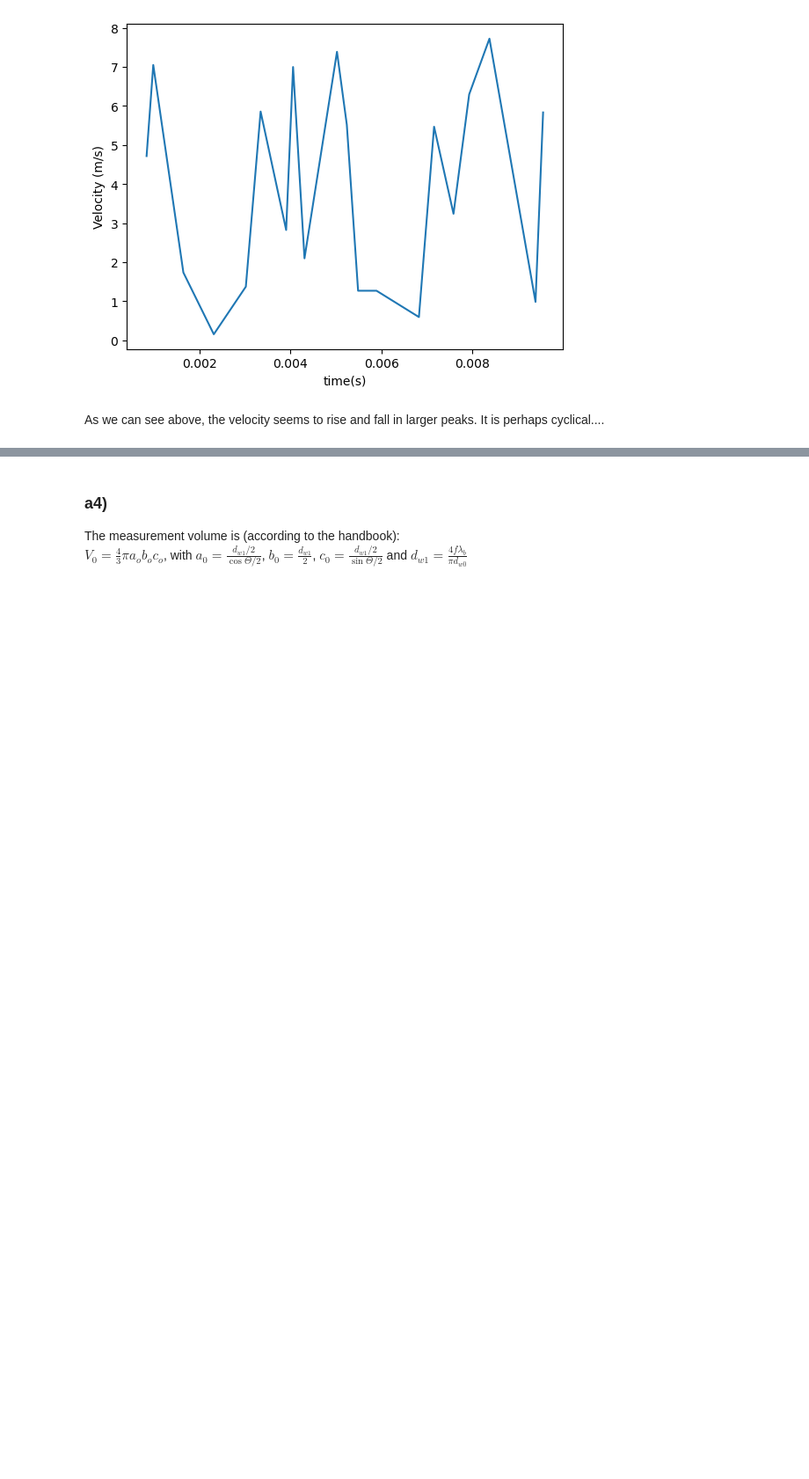
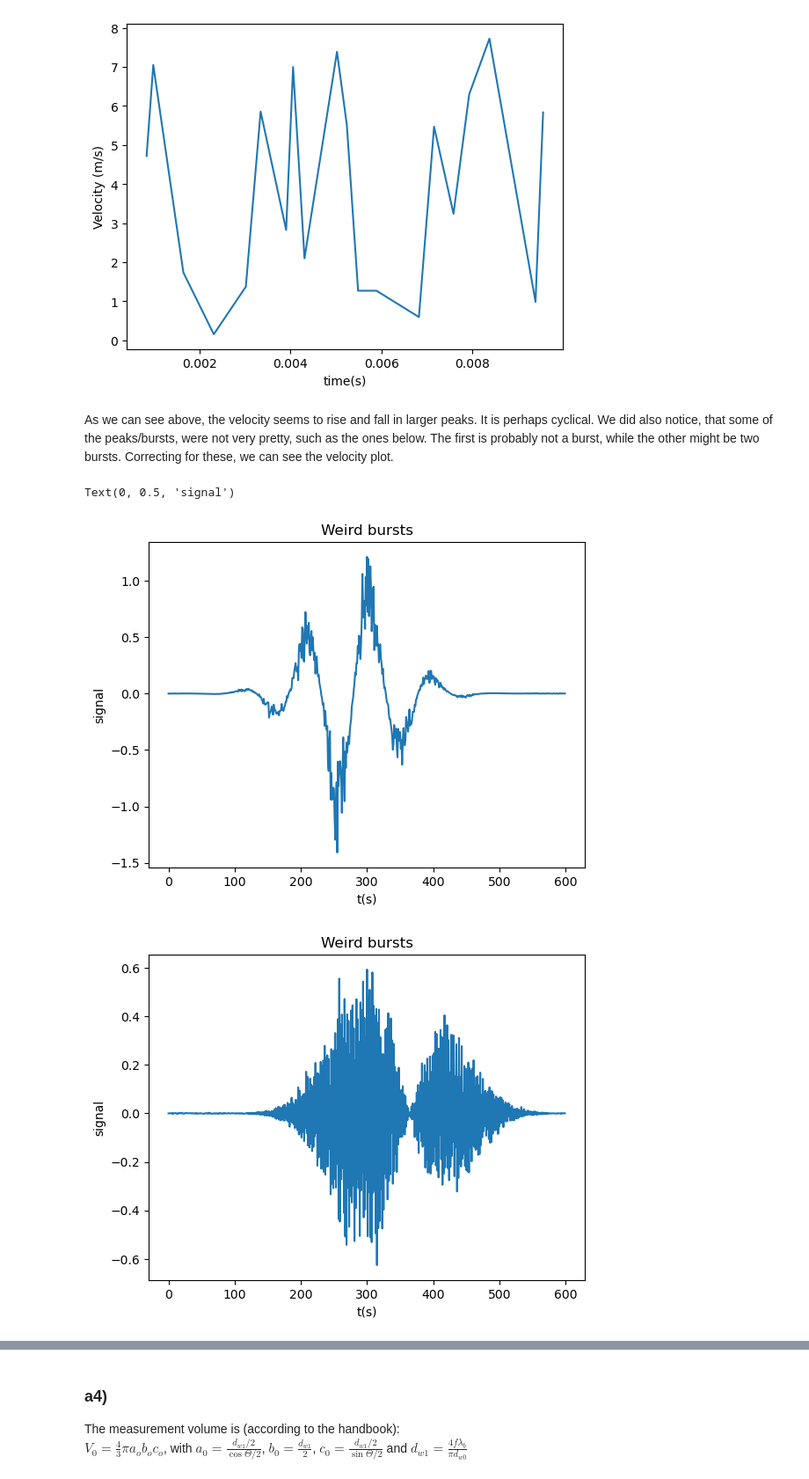
Before and after one commit to TFLVerouden/ETPoF, a Jupyter notebook: HW4/HW_4_Ann.ipynb, the cells around one changed output, grey strips where cells are left out. Shown at 88% size. Cells and saved outputs as stored; diff of their text form; code cells hidden in the pictures; blank space fills up the shorter version.

```diff
--- a/HW4/HW_4_Ann.ipynb
+++ b/HW4/HW_4_Ann.ipynb
@@ -139,4 +136,24 @@ plt.show()
 [figure]
 [figure]
 # %% [markdown]
-As we can see above, the velocity seems to rise and fall in larger peaks. It is perhaps cyclical....
+As we can see above, the velocity seems to rise and fall in larger peaks. It is perhaps cyclical. We did also notice, that some of the peaks/bursts, were not very pretty, such as the ones below. The first is probably not a burst, while the other might be two bursts. Correcting for these, we can see the velocity plot.
+# %%
+i = 11556
+burst = signal[i-whalf:i+whalf]
+plt.figure()
+plt.plot(burst)
+plt.title('Weird bursts')
+plt.xlabel('t(s)')
+plt.ylabel('signal')
+
+i = 41891
+burst = signal[i-whalf:i+whalf]
+plt.figure()
+plt.plot(burst)
+plt.title('Weird bursts')
+plt.xlabel('t(s)')
+plt.ylabel('signal')
+# %% [output]
+Text(0, 0.5, 'signal')
+[figure, added]
+[figure, added]
```
Also changed, not shown: parts of 5 cells of this notebook.
